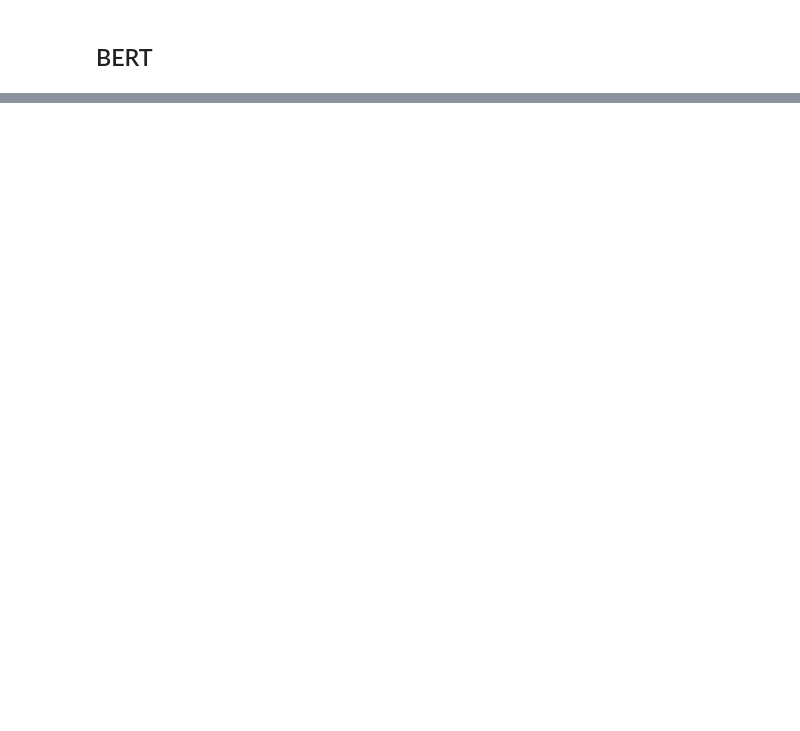
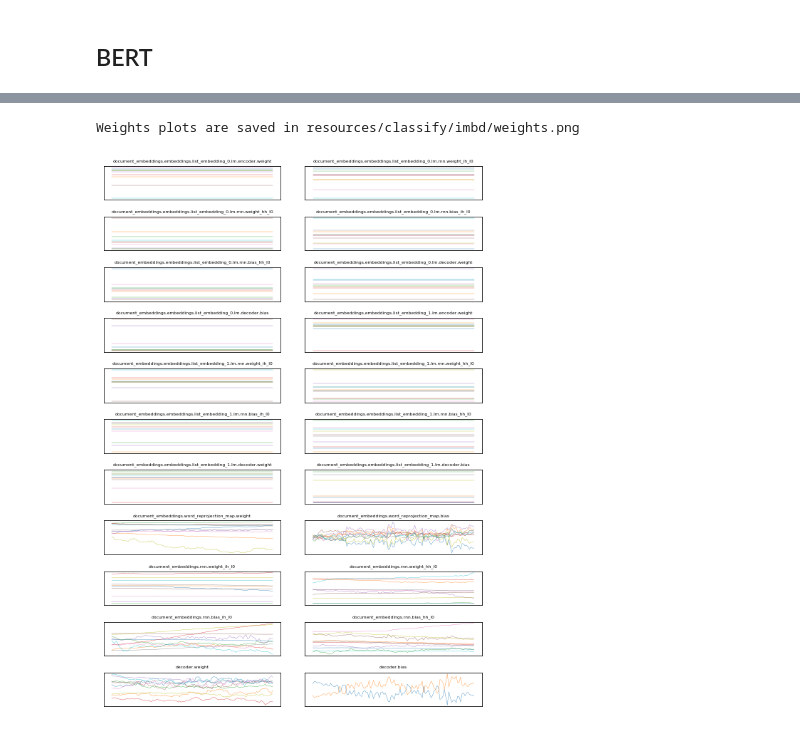
Before and after one commit to ELehmann91/FS1, a Jupyter notebook: Sentiment_IMDB_TFIDF_LSTM_BERT.ipynb, the cells around one changed output, grey strips where cells are left out. Drawn from its saved outputs; the diff is of its cells as text; code cells hidden in the pictures; blank space fills up the shorter version.

```diff
--- a/Sentiment_IMDB_TFIDF_LSTM_BERT.ipynb
+++ b/Sentiment_IMDB_TFIDF_LSTM_BERT.ipynb
@@ -856,0 +1265,7 @@ learner.view_top_losses(n=1, preproc=preproc)
+# %%
+from flair.visual.training_curves import Plotter
+plotter = Plotter()
+plotter.plot_weights('resources/classify/imbd/weights.txt')
+# %% [output]
+Weights plots are saved in resources/classify/imbd/weights.png
+[figure, added]
```
Also changed, not shown: parts of 77 cells of this notebook.
